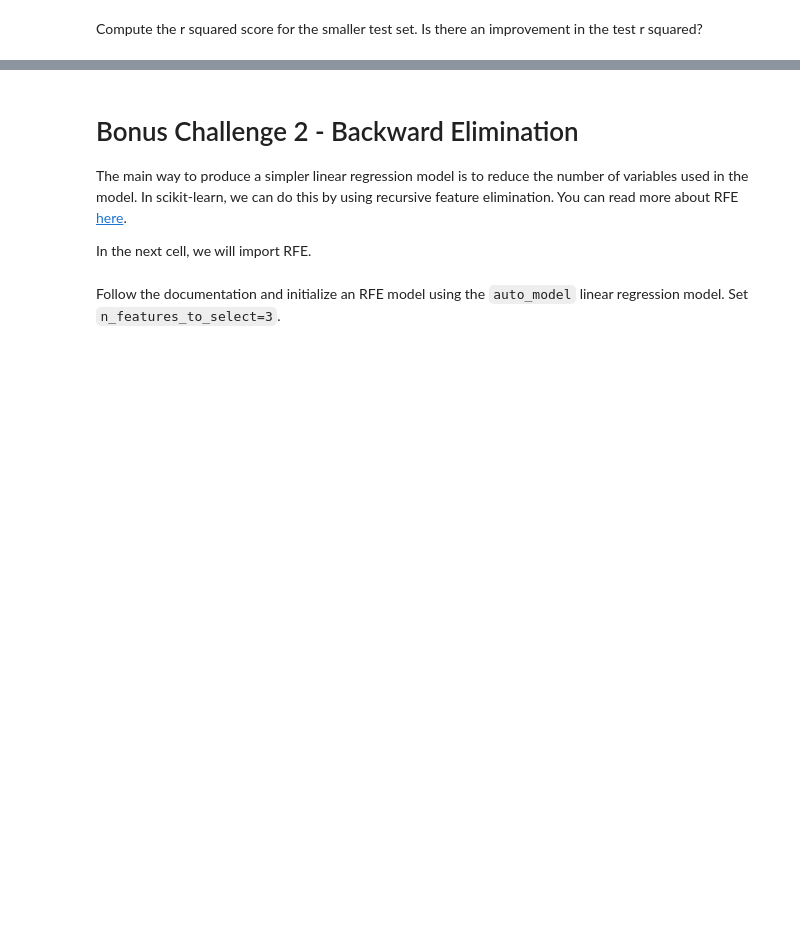
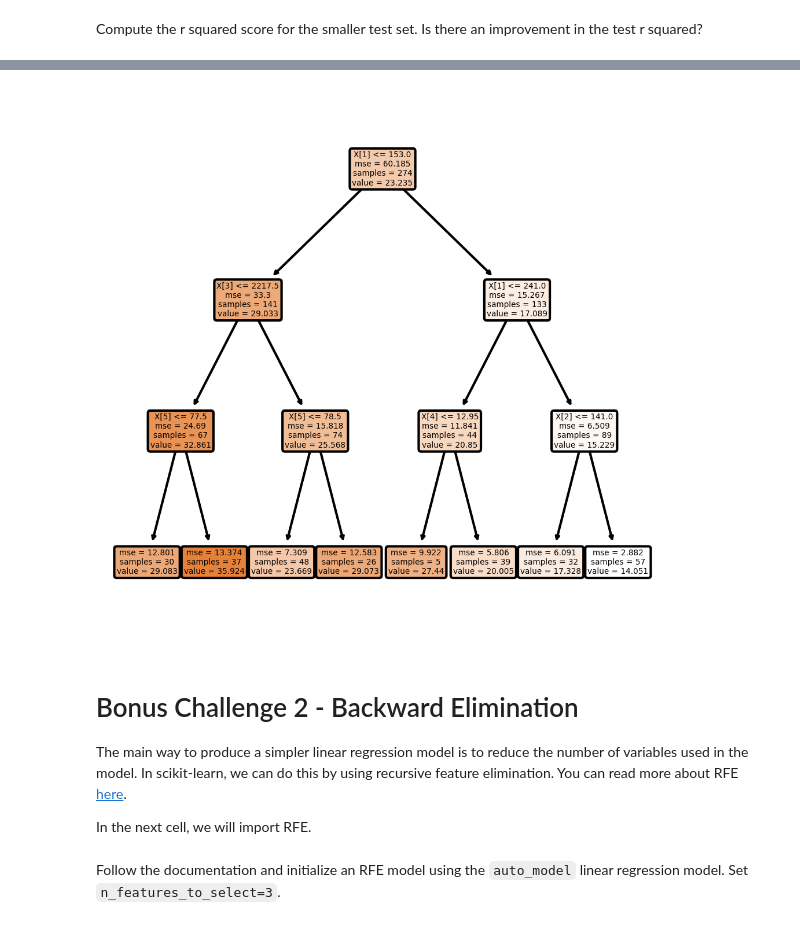
Before and after one commit to ta-data-remote/lab-supervised-learning-sklearn, a Jupyter notebook: your-code/main.ipynb, the cells around one changed output, grey strips where cells are left out. Saved outputs shown, nothing was run; the diff lists cells and outputs as text; code cells hidden in the pictures; blank space fills up the shorter version.

```diff
--- a/your-code/main.ipynb
+++ b/your-code/main.ipynb
@@ -177,0 +298,5 @@ Assign the predictor and response training data to `X_train` and `y_train` respe
+# %%
+auto = auto.drop(columns='car_name')
+# %%
+X = auto.drop('mpg',axis=1)
+y = auto['mpg']
@@ -239,0 +405,11 @@ Compute the r squared score for the smaller test set. Is there an improvement in
+# %%
+X_train, X_test, y_train, y_test = train_test_split(X, y, test_size=0.30, random_state=11)
+# %%
+from sklearn.tree import DecisionTreeRegressor
+
+model = DecisionTreeRegressor(max_depth=3)
+
+model.fit(X_train, y_train)
+
+y_pred_train = model.predict(X_train)
+y_pred_test  = model.predict(X_test)
@@ -240,3 +465,13 @@ Compute the r squared score for the smaller test set. Is there an improvement in
+# %%
+import matplotlib.pyplot as plt
+from sklearn.tree import plot_tree
+
+fig, axes = plt.subplots(nrows = 1,ncols = 1,figsize = (4,4), dpi=300)
+
+plot_tree(model,filled = True, rounded=True)
+plt.show()
+# %% [output]
+[figure, added]
 # %% [markdown]
 # Bonus Challenge 2 - Backward Elimination
 
```
Also changed, not shown: parts of 74 cells of this notebook.
